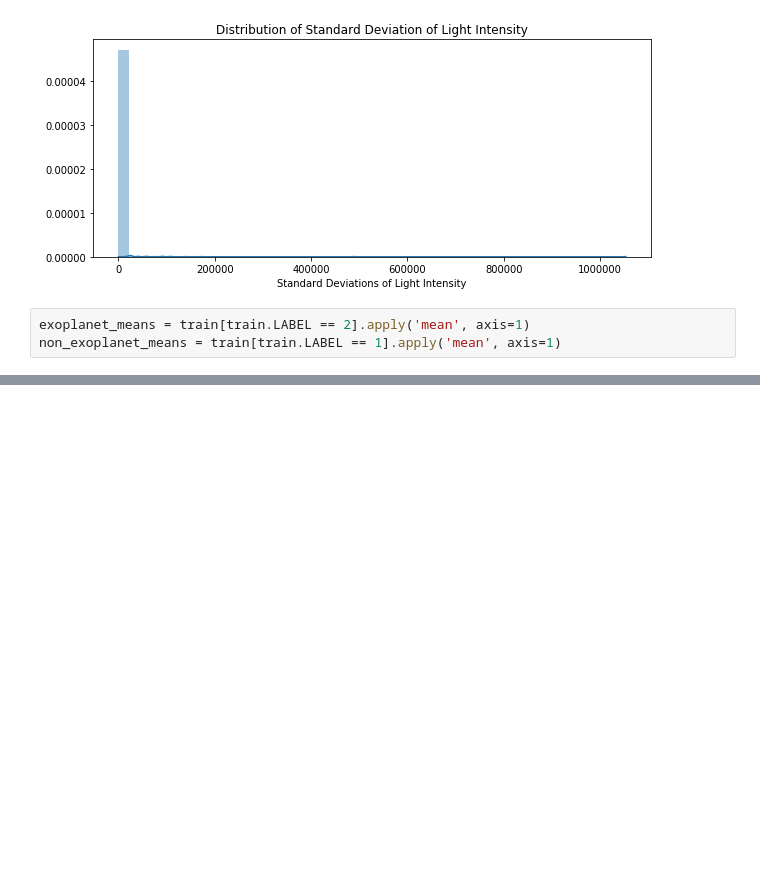
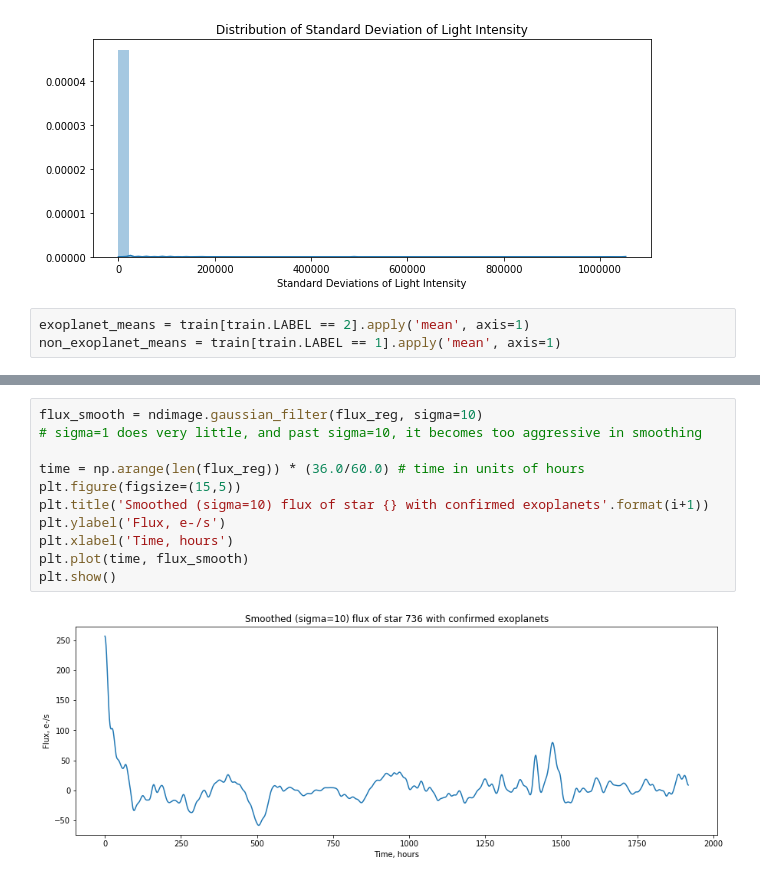
Before and after one commit to jvichare/exoplanet-predictions, a Jupyter notebook: data_exploration.ipynb, the cells around one changed output, grey strips where cells are left out. Cells and saved outputs as stored; diff of their text form; blank space fills up the shorter version.

Commit message:
used gaussian filters to preprocess the data for classification

```diff
--- a/data_exploration.ipynb
+++ b/data_exploration.ipynb
@@ -129,0 +156,13 @@ for i in np.random.choice(range(0, len(train[train.LABEL == 1])), size=5):
+# %%
+flux_smooth = ndimage.gaussian_filter(flux_reg, sigma=10)
+# sigma=1 does very little, and past sigma=10, it becomes too aggressive in smoothing
+
+time = np.arange(len(flux_reg)) * (36.0/60.0) # time in units of hours
+plt.figure(figsize=(15,5))
+plt.title('Smoothed (sigma=10) flux of star {} with confirmed exoplanets'.format(i+1))
+plt.ylabel('Flux, e-/s')
+plt.xlabel('Time, hours')
+plt.plot(time, flux_smooth)
+plt.show()
+# %% [output]
+[figure, added]
```
Also changed, not shown: parts of 11 cells of this notebook.
